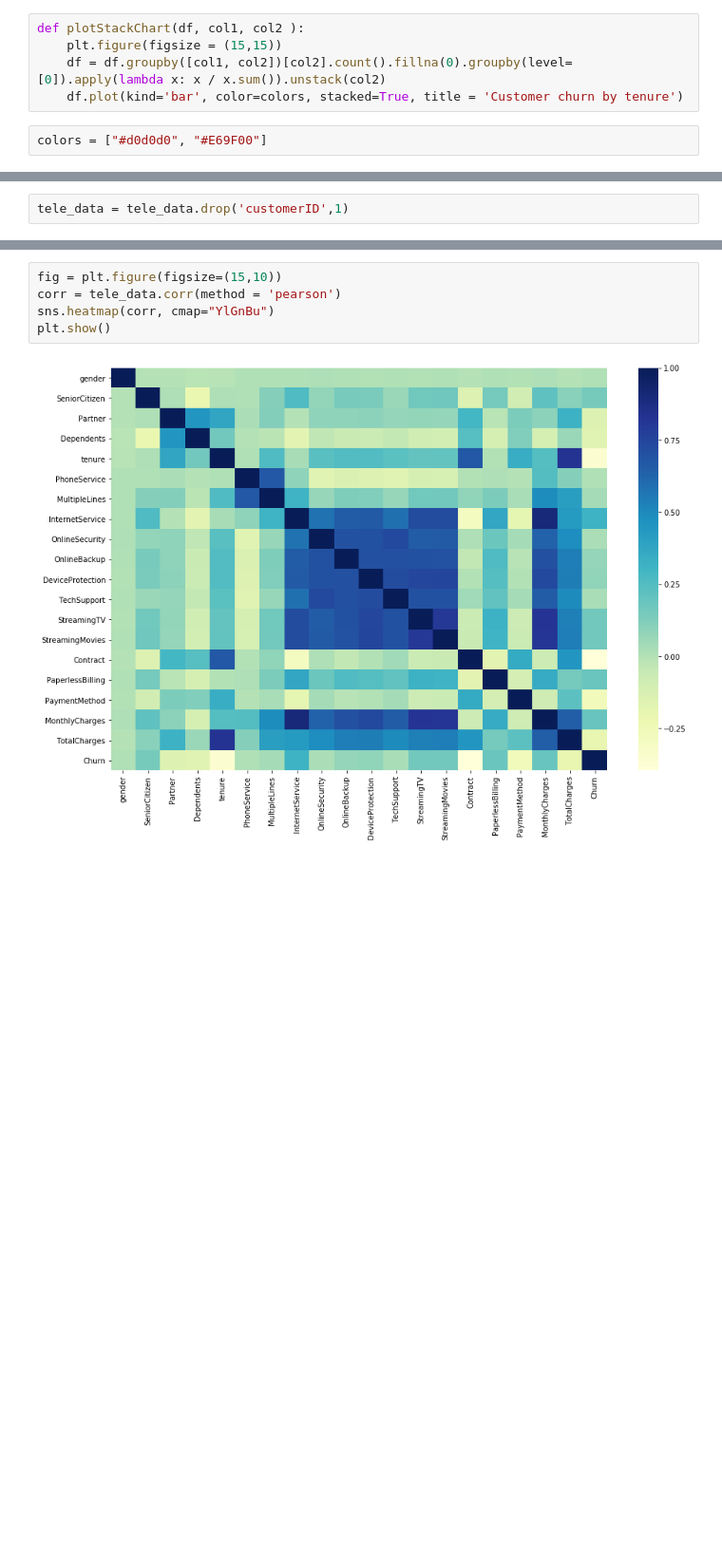
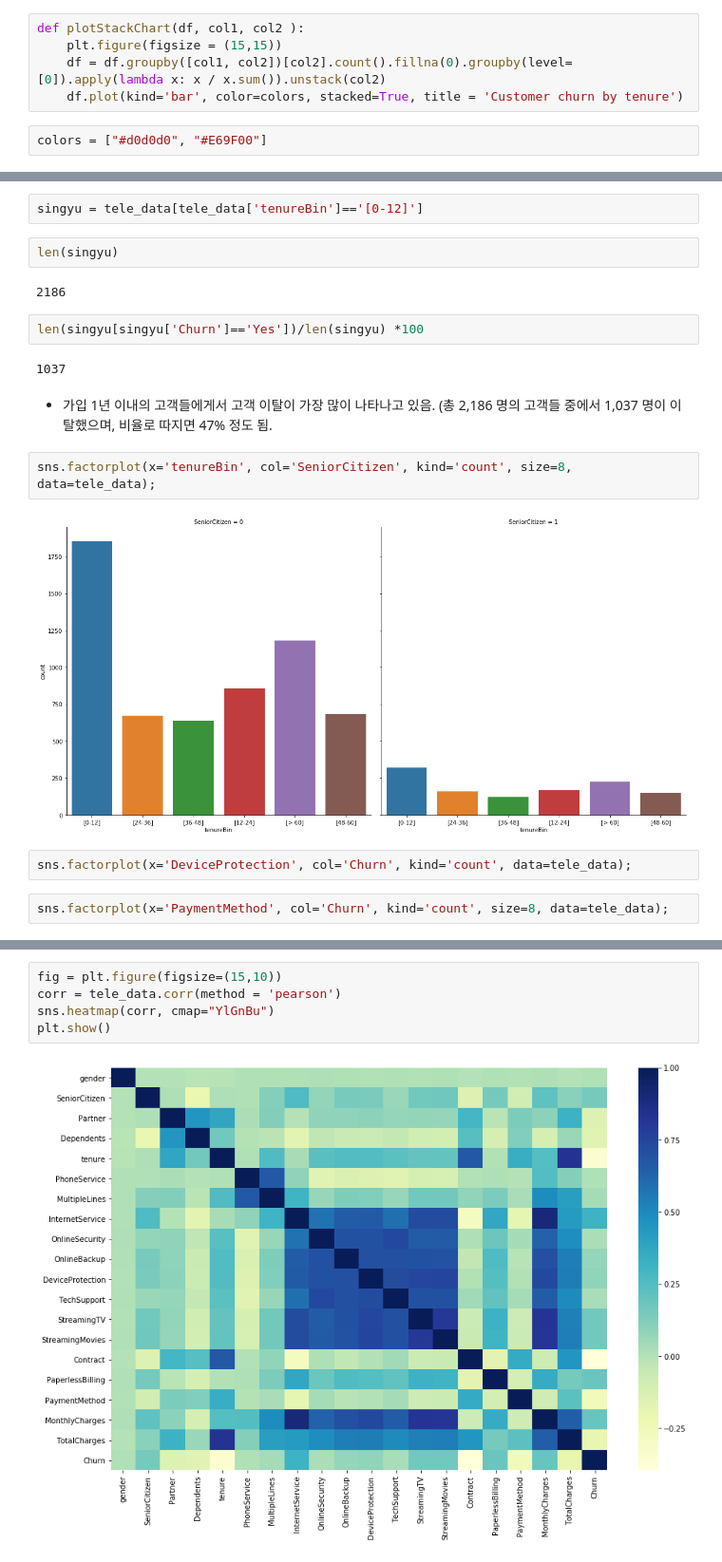
Before and after one commit to Mosunghoon/Kaggle_Analysis, a Jupyter notebook: Projects/Telecom Churn Predcition/Teleco_Churn_Predict.ipynb, the cells around one changed output, grey strips where cells are left out. Shown: that part at 95% size. Saved outputs shown, nothing was run; the diff lists cells and outputs as text; blank space fills up the shorter version.

```diff
--- a/Projects/Telecom Churn Predcition/Teleco_Churn_Predict.ipynb
+++ b/Projects/Telecom Churn Predcition/Teleco_Churn_Predict.ipynb
@@ -130,2 +131,21 @@ tele_data.head()
-# %%
-tele_data = tele_data.drop('customerID',1)
+# %%
+singyu = tele_data[tele_data['tenureBin']=='[0-12]']
+# %%
+len(singyu)
+# %% [output]
+2186
+# %%
+len(singyu[singyu['Churn']=='Yes'])/len(singyu) *100
+# %% [output]
+1037
+# %% [markdown]
+- 가입 1년 이내의 고객들에게서 고객 이탈이 가장 많이 나타나고 있음.
+  (총 2,186 명의 고객들 중에서  1,037 명이 이탈했으며, 비율로 따지면 47% 정도 됨.
+# %%
+sns.factorplot(x='tenureBin', col='SeniorCitizen', kind='count', size=8, data=tele_data);
+# %% [output]
+[figure, added]
+# %%
+sns.factorplot(x='DeviceProtection', col='Churn', kind='count', data=tele_data);
+# %%
+sns.factorplot(x='PaymentMethod', col='Churn', kind='count', size=8, data=tele_data);
```
Also changed, not shown: parts of 140 cells of this notebook.
